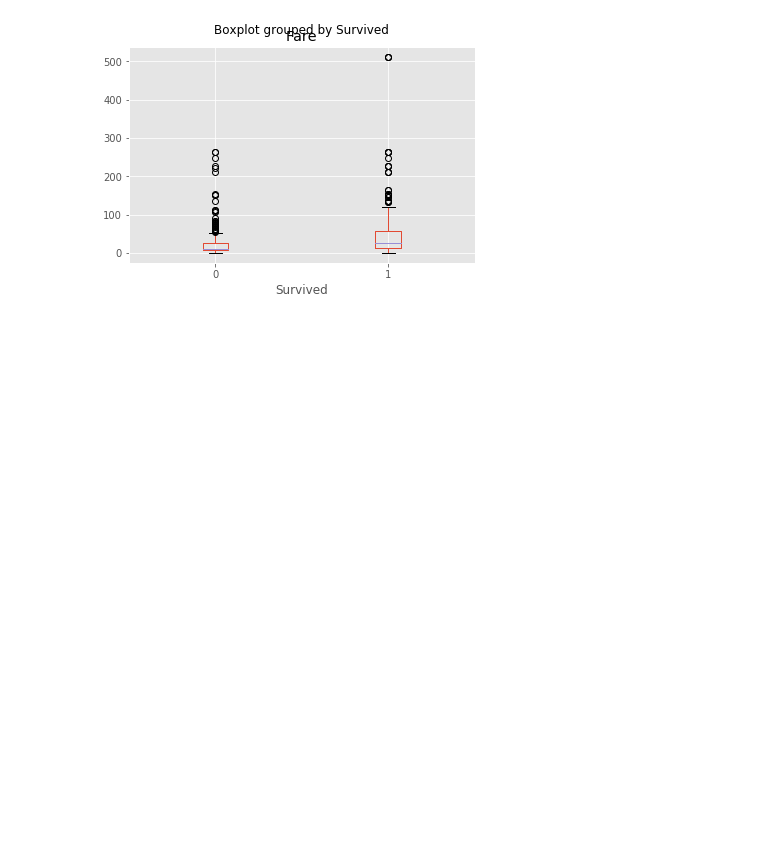
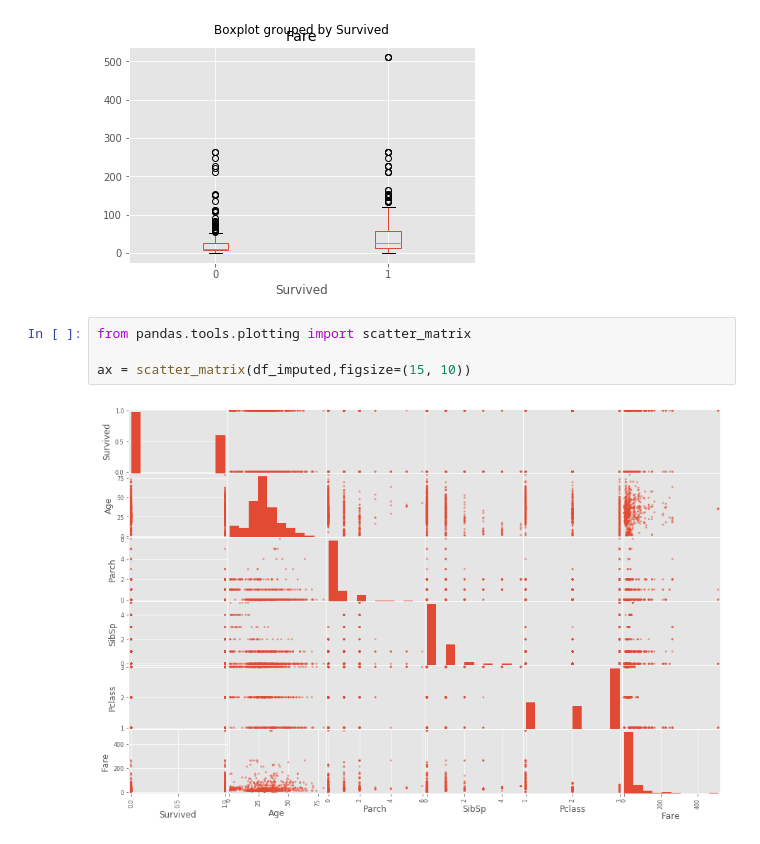
Before and after one commit to davestroud/DataMiningNotebooks, a Jupyter notebook: DataVisualization.ipynb, the cells around one changed output. Cells and saved outputs as stored; diff of their text form; blank space fills up the shorter version.

Commit message:
add scatter plot matrix

```diff
--- a/DataVisualization.ipynb
+++ b/DataVisualization.ipynb
@@ -399,3 +399,9 @@ plt.show()
 [figure]
 <Figure size 288x288 with 0 Axes>
 [figure]
+# %%
+from pandas.tools.plotting import scatter_matrix
+
+ax = scatter_matrix(df_imputed,figsize=(15, 10))
+# %% [output]
+[figure, added]
```
